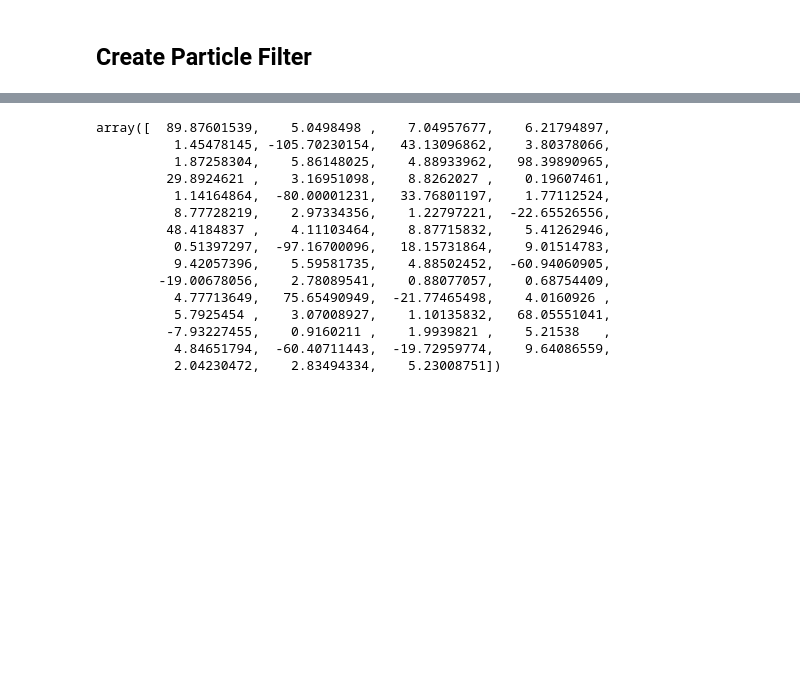
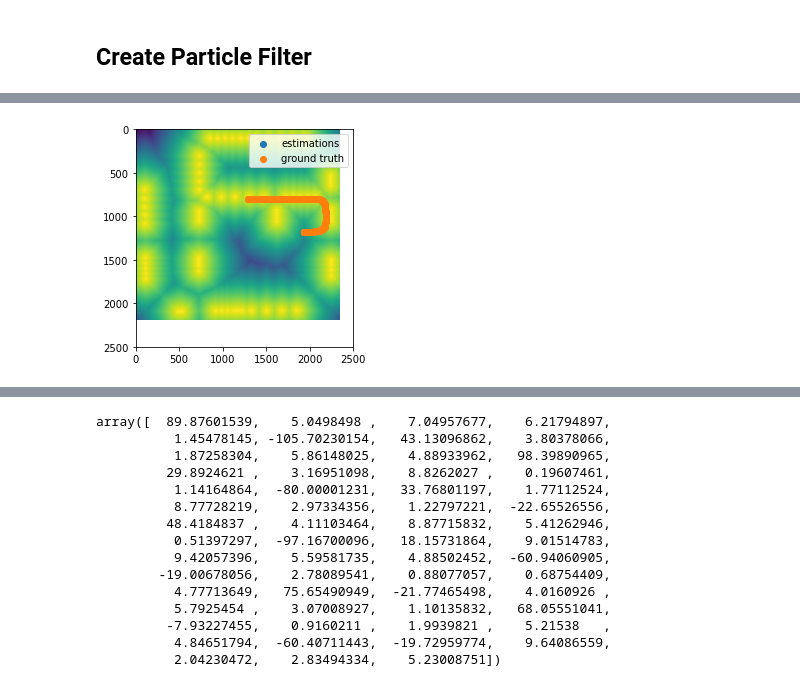
Before and after one commit to Smartimann/IMU_based-vehicle_localization, a Jupyter notebook: application/PF Test.ipynb, the cells around one changed output, grey strips where cells are left out. Drawn from its saved outputs; the diff is of its cells as text; code cells hidden in the pictures; blank space fills up the shorter version.

```diff
--- a/application/PF Test.ipynb
+++ b/application/PF Test.ipynb
@@ -144,7 +152,7 @@ def neff(weights):
 def get_rotation_matrix(theta):
     return np.array([[np.cos(theta), np.sin(theta)], [-np.sin(theta), np.cos(theta)]])
 # %%
-simulation_data = pd.read_csv("../data/Simulation_test_run27_07_22_12_20_54.csv")
+simulation_data = pd.read_csv("../data/Sim_data_known.csv")
 local_acc = np.stack((simulation_data['accelerometer_x'], simulation_data['accelerometer_y']), axis = 1)
 
 matrices = []
@@ -158,5 +166,3 @@ for i in range(len(matrices)):
 global_acc = np.array(global_acc)
 simulation_data['accelerometer_x'] = global_acc[:, 0]
 simulation_data['accelerometer_y'] = global_acc[:, 1]
-
-simulation_data['positions_y'] = -simulation_data['positions_y']
@@ -163,2 +180,7 @@ simulation_data['positions_y'] = -simulation_data['positions_y']
+# %%
+simulation_data['positions_y'] = -simulation_data['positions_y']
+simulation_data['acc_y'] = -simulation_data['acc_y']
+simulation_data['accelerometer_y'] = -simulation_data['accelerometer_y']
+simulation_data['velocity_y'] = -simulation_data['velocity_y']
 # %%
 def plot_particles_and_mean(particles, weights, mu, ground_truth):
@@ -241,5 +351,13 @@ resampled
 # %%
-plot_particles_and_mean(particles, weights, xs[len(xs)-1], ground_truth)
+plt.imshow(dm.distance_map)
+plt.scatter(xs_image_coord[:,0], xs_image_coord[:,1], label="estimations")
+plt.scatter(gt_image_coord[:,0],gt_image_coord[:,1], label="ground truth")
+plt.ylim([2500, 0])
+plt.xlim([0, 2500])
+plt.legend()
+plt.show()
+# %% [output]
+[figure, added]
 # %%
 converted_particles = []
 for rp in particles:
```
Also changed, not shown: parts of 19 cells of this notebook, 4 other files.
